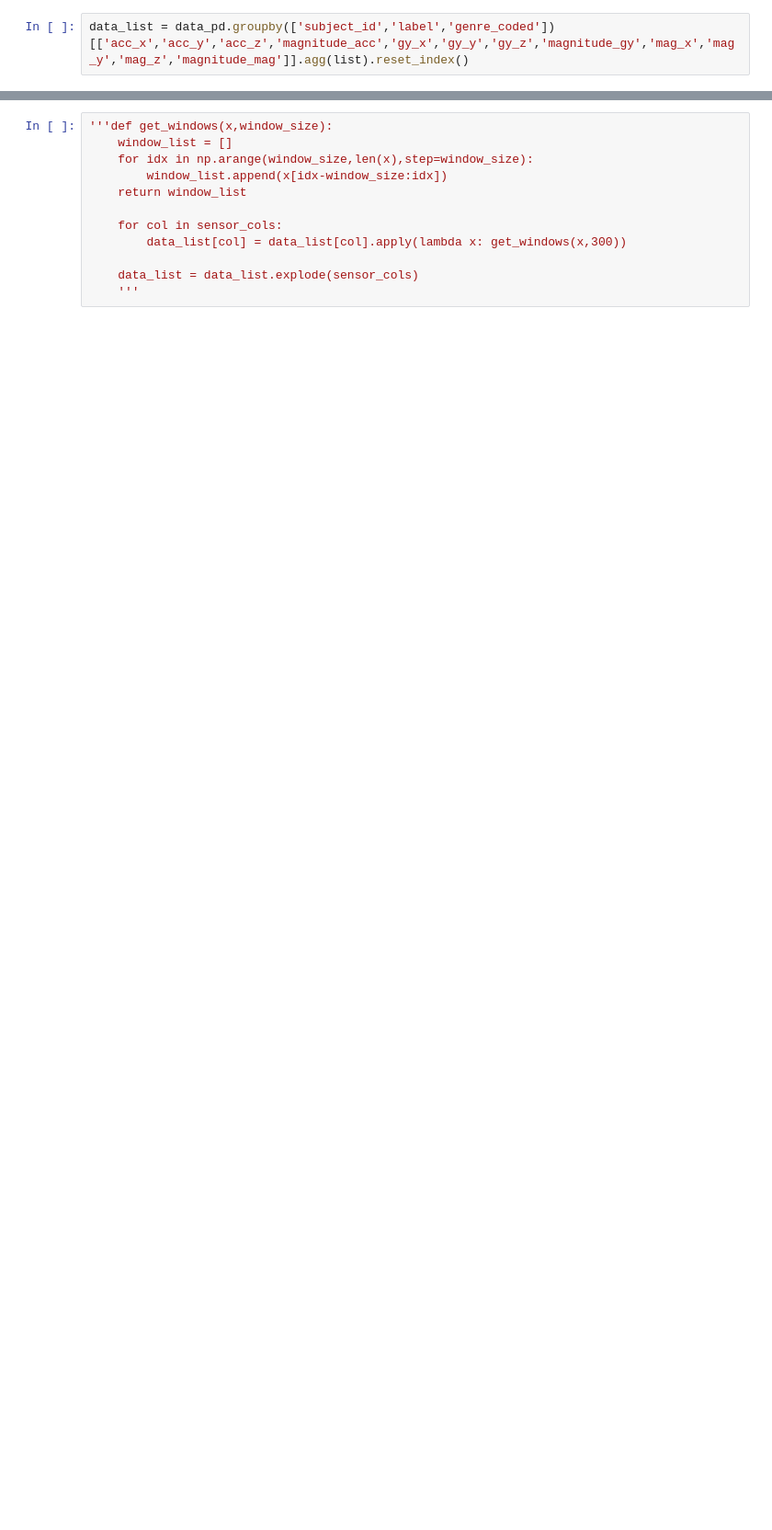
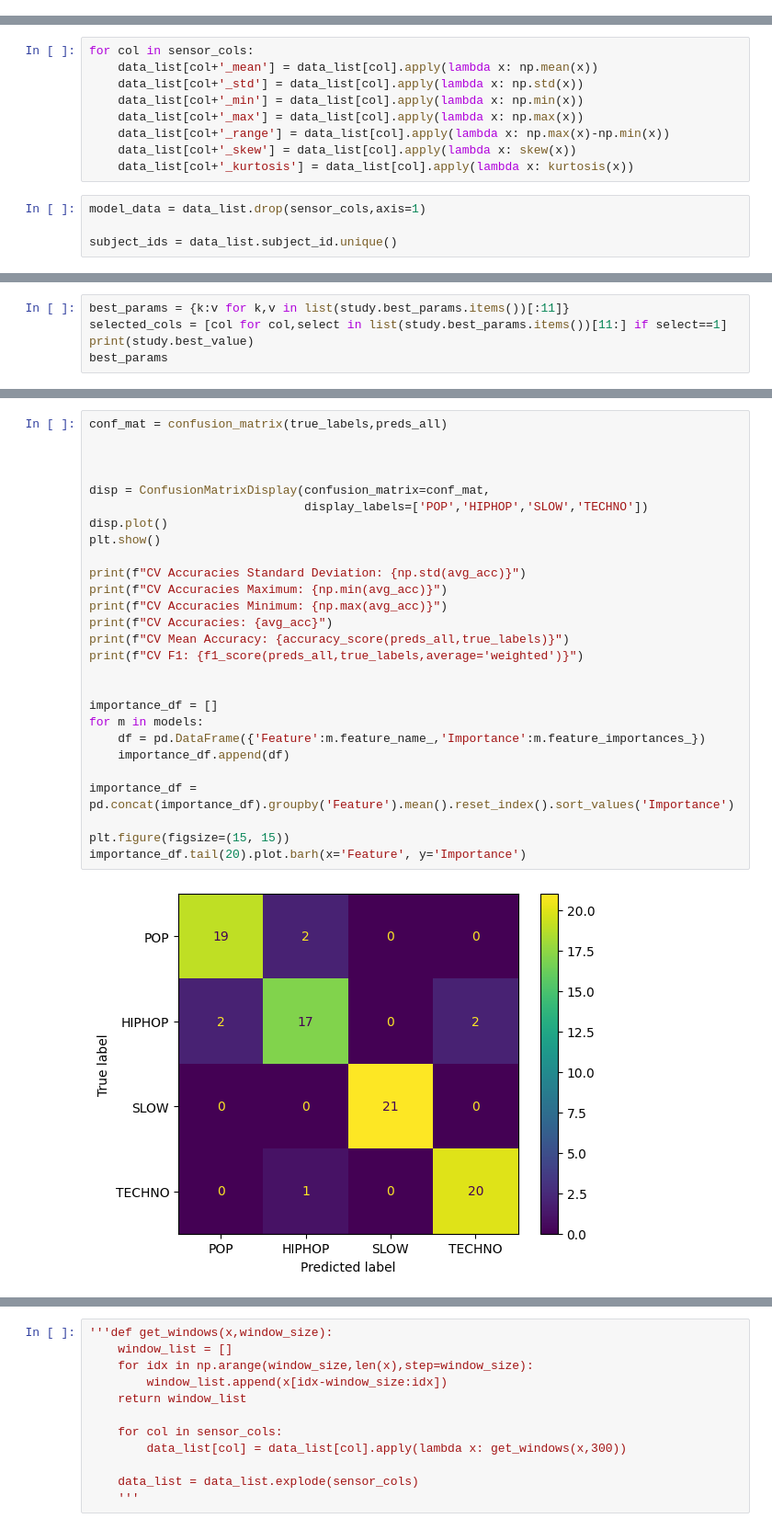
Before and after one commit to ardaergin/ML4QS, a Jupyter notebook: modeling.ipynb, the cells around one changed output, grey strips where cells are left out. Shown at 92% size. Saved outputs shown, nothing was run; the diff lists cells and outputs as text; blank space fills up the shorter version.

Commit message:
last modeling before new data

```diff
--- a/modeling.ipynb
+++ b/modeling.ipynb
@@ -50,5 +90,3 @@ Try using .loc[row_indexer,col_indexer] = value instead
 
 See the caveats in the documentation: https://pandas.pydata.org/pandas-docs/stable/user_guide/indexing.html#returning-a-view-versus-a-copy
   filtered_pd[col] = col_scaled.reshape(-1)
-# %%
-data_list = data_pd.groupby(['subject_id','label','genre_coded'])[['acc_x','acc_y','acc_z','magnitude_acc','gy_x','gy_y','gy_z','magnitude_gy','mag_x','mag_y','mag_z','magnitude_mag']].agg(list).reset_index()
@@ -54,0 +106,13 @@ data_list = data_pd.groupby(['subject_id','label','genre_coded'])[['acc_x','acc_
+# %%
+for col in sensor_cols:
+    data_list[col+'_mean'] = data_list[col].apply(lambda x: np.mean(x))
+    data_list[col+'_std'] = data_list[col].apply(lambda x: np.std(x))
+    data_list[col+'_min'] = data_list[col].apply(lambda x: np.min(x))
+    data_list[col+'_max'] = data_list[col].apply(lambda x: np.max(x))
+    data_list[col+'_range'] = data_list[col].apply(lambda x: np.max(x)-np.min(x))
+    data_list[col+'_skew'] = data_list[col].apply(lambda x: skew(x))
+    data_list[col+'_kurtosis'] = data_list[col].apply(lambda x: kurtosis(x))
+# %%
+model_data = data_list.drop(sensor_cols,axis=1)
+
+subject_ids = data_list.subject_id.unique()
@@ -54,0 +187,5 @@ data_list = data_pd.groupby(['subject_id','label','genre_coded'])[['acc_x','acc_
+# %%
+best_params = {k:v for k,v in list(study.best_params.items())[:11]}
+selected_cols = [col for col,select in list(study.best_params.items())[11:] if select==1]
+print(study.best_value)
+best_params
@@ -54,0 +230,29 @@ data_list = data_pd.groupby(['subject_id','label','genre_coded'])[['acc_x','acc_
+# %%
+conf_mat = confusion_matrix(true_labels,preds_all)
+
+
+
+disp = ConfusionMatrixDisplay(confusion_matrix=conf_mat,
+                              display_labels=['POP','HIPHOP','SLOW','TECHNO'])
+disp.plot()
+plt.show()
+
+print(f"CV Accuracies Standard Deviation: {np.std(avg_acc)}")
+print(f"CV Accuracies Maximum: {np.min(avg_acc)}")
+print(f"CV Accuracies Minimum: {np.max(avg_acc)}")
+print(f"CV Accuracies: {avg_acc}")
+print(f"CV Mean Accuracy: {accuracy_score(preds_all,true_labels)}")
+print(f"CV F1: {f1_score(preds_all,true_labels,average='weighted')}")
+
+
+importance_df = []
+for m in models:
+    df = pd.DataFrame({'Feature':m.feature_name_,'Importance':m.feature_importances_})
+    importance_df.append(df)
+
+importance_df = pd.concat(importance_df).groupby('Feature').mean().reset_index().sort_values('Importance')
+
+plt.figure(figsize=(15, 15))
+importance_df.tail(20).plot.barh(x='Feature', y='Importance')
+# %% [output]
+[figure, added]
```
Also changed, not shown: parts of 20 cells of this notebook.
